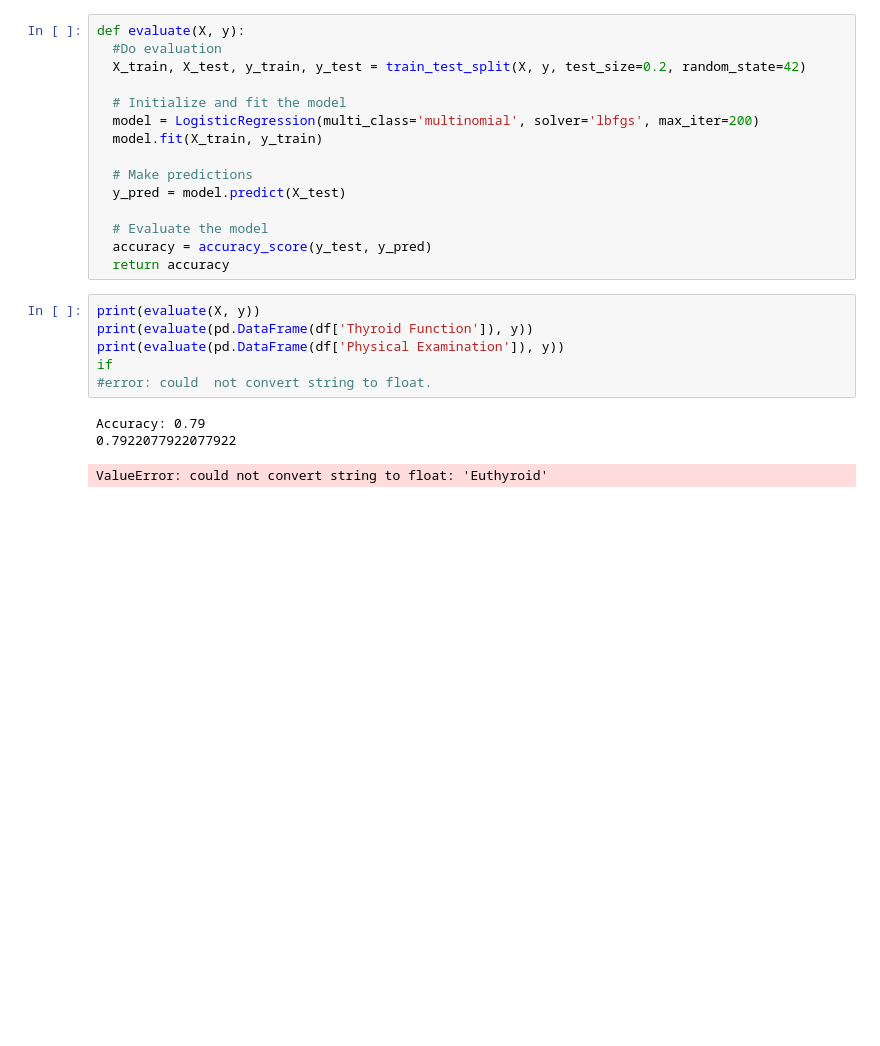
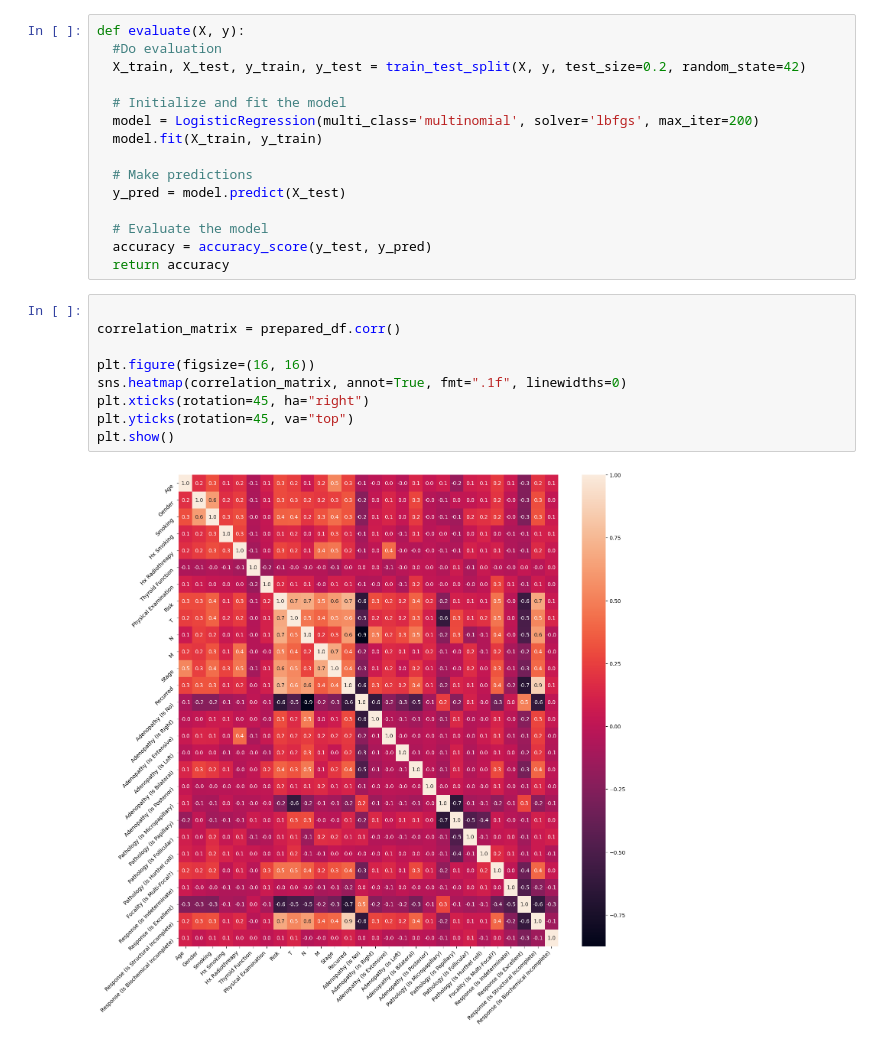
Before and after one commit to Skyleriscool/Thyroid_Diff, a Jupyter notebook: EPA.ipynb, the cells around one changed output. Cells and saved outputs as stored; diff of their text form; blank space fills up the shorter version.

```diff
--- a/EPA.ipynb
+++ b/EPA.ipynb
@@ -88,13 +196,14 @@ def evaluate(X, y):
   # Evaluate the model
   accuracy = accuracy_score(y_test, y_pred)
   return accuracy
-# %%
-print(evaluate(X, y))
-print(evaluate(pd.DataFrame(df['Thyroid Function']), y))
-print(evaluate(pd.DataFrame(df['Physical Examination']), y))
-if
-#error: could  not convert string to float.
-# %% [output]
-Accuracy: 0.79
-0.7922077922077922
-ValueError: could not convert string to float: 'Euthyroid'
+# %%
+
+correlation_matrix = prepared_df.corr()
+
+plt.figure(figsize=(16, 16))
+sns.heatmap(correlation_matrix, annot=True, fmt=".1f", linewidths=0)
+plt.xticks(rotation=45, ha="right")
+plt.yticks(rotation=45, va="top")
+plt.show()
+# %% [output]
+[figure, added]
```
Also changed, not shown: parts of 3 cells of this notebook.
